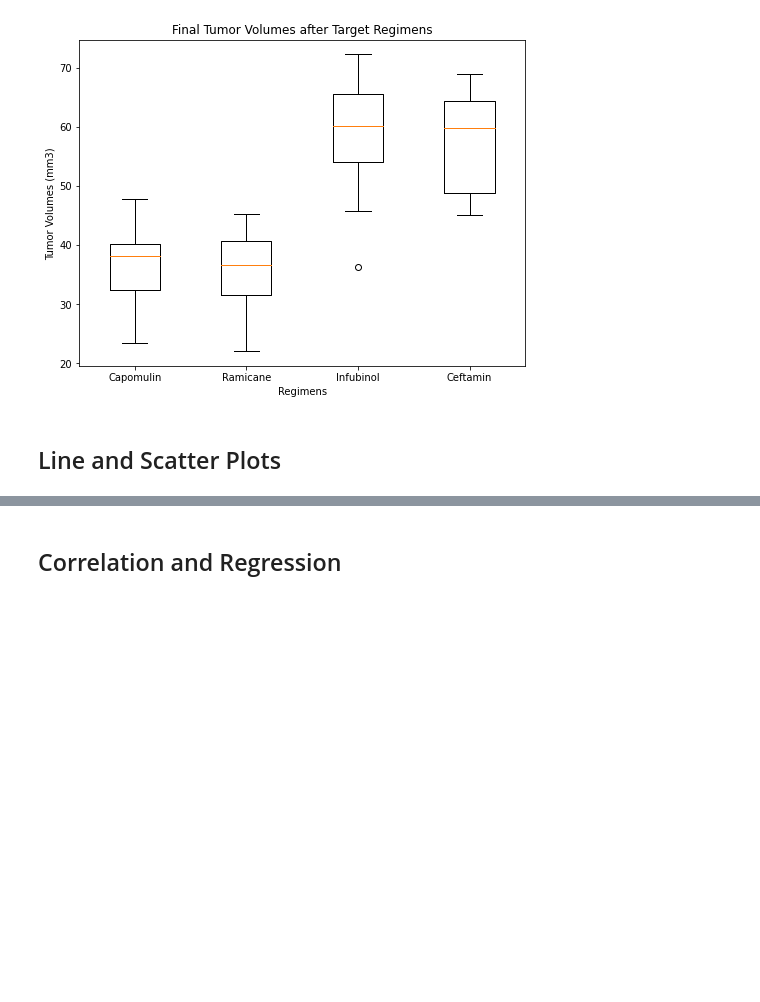
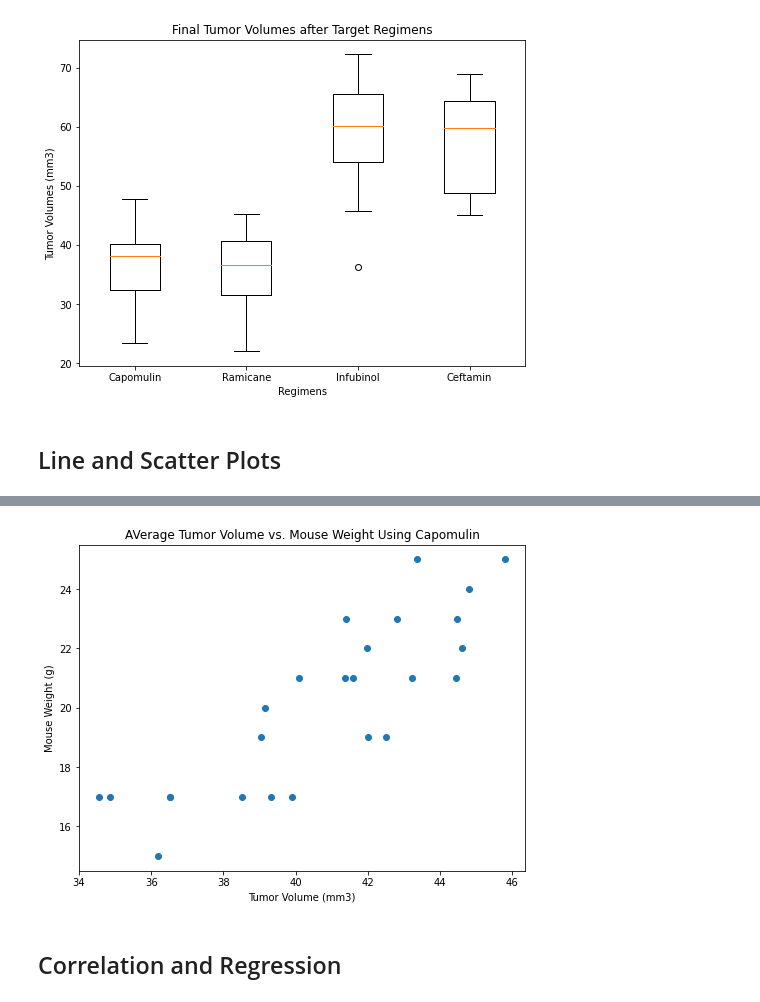
Before and after one commit to normanchan19/matplotlib-challenge, a Jupyter notebook: Pymaceuticals/pymaceuticals_starter.ipynb, the cells around one changed output, grey strips where cells are left out. Drawn from its saved outputs; the diff is of its cells as text; code cells hidden in the pictures; blank space fills up the shorter version.

```diff
--- a/Pymaceuticals/pymaceuticals_starter.ipynb
+++ b/Pymaceuticals/pymaceuticals_starter.ipynb
@@ -466,3 +486,34 @@ ax1.set_ylabel('Tumor Volumes (mm3)');
+# %%
+# Generate a scatter plot of average tumor volume vs. mouse weight for the Capomulin regimen
+
+# Declare target regimen
+target_regimen = 'Capomulin'
+
+# Filter data so that only target regimen data shows
+target_regimen_data_df = mouse_combined_clean_df[mouse_combined_clean_df['Drug Regimen'] == target_regimen]
+target_regimen_data_df.reset_index(drop=True, inplace=True)
+
+# Groupby mouse ID
+capomulin_grouped_df = target_regimen_data_df.groupby(['Mouse ID'])
+
+# Find each mouse's average tumor volume
+capomulin_tumor_volume_means = capomulin_grouped_df['Tumor Volume (mm3)'].mean()
+
+# Find each mouse's average weight (this is formality since weights stay the same)
+capomulin_mouse_weights = capomulin_grouped_df['Weight (g)'].mean()
+
+# Create and set figure size
+fig1, ax1 = plt.subplots(figsize=(8,6));
+
+# Create scatterplot
+ax1.scatter(capomulin_tumor_volume_means, capomulin_mouse_weights);
+
+# Set chart title and labels
+ax1.set_title('AVerage Tumor Volume vs. Mouse Weight Using Capomulin');
+ax1.set_xlabel('Tumor Volume (mm3)');
+ax1.set_ylabel('Mouse Weight (g)');
+# %% [output]
+[figure, added]
 # %% [markdown]
 ## Correlation and Regression
 # %%
```
Also changed, not shown: parts of 4 cells of this notebook.
